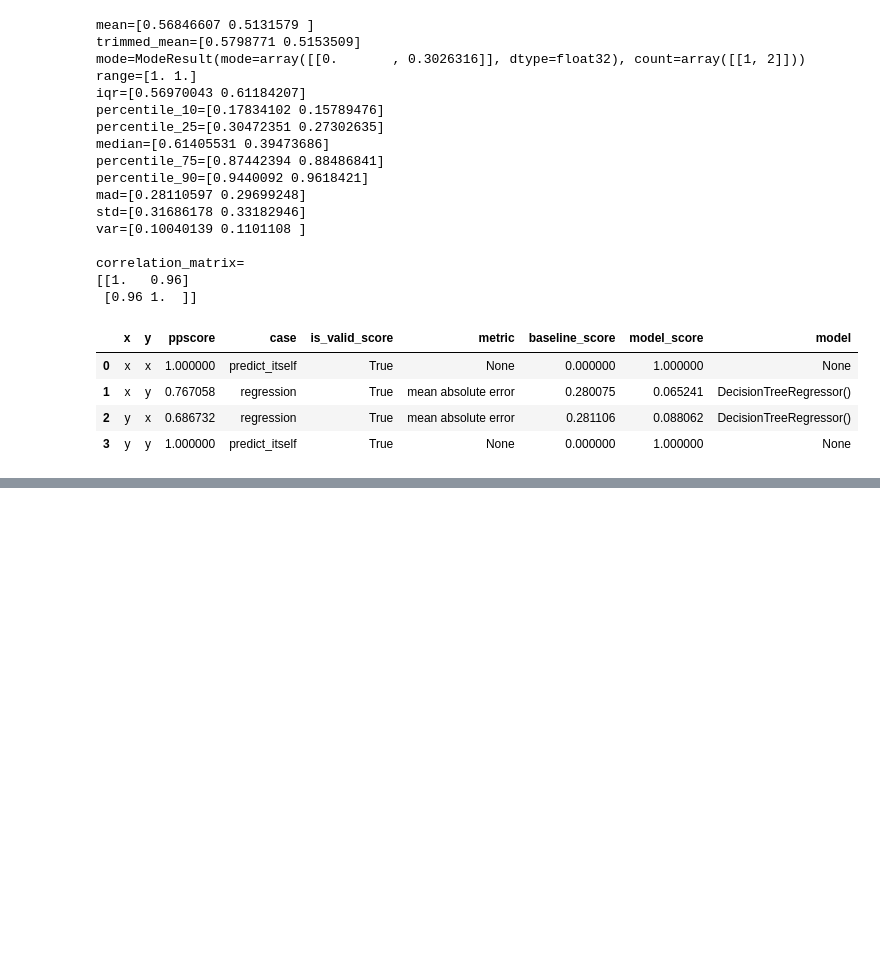
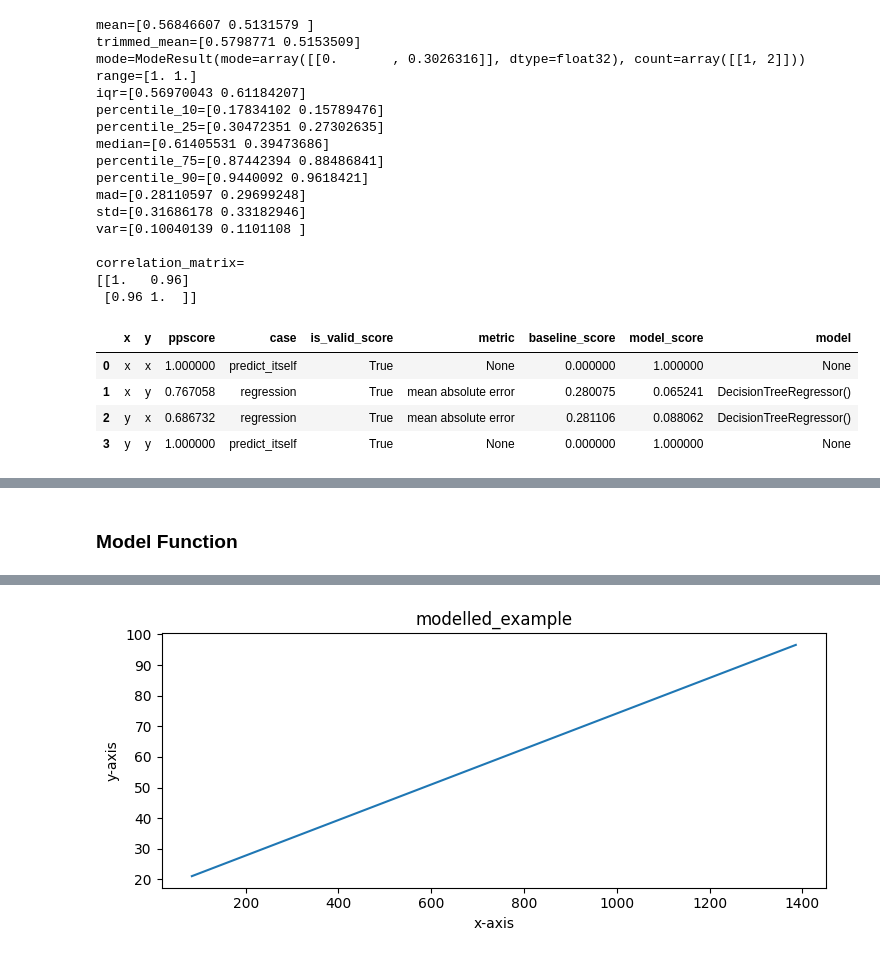
Before and after one commit to aisven/fullstack-ml-academy-homework, a Jupyter notebook: notepads/07-Gradientenverfahren/07-Gradientenverfahren.ipynb, the cells around one changed output, grey strips where cells are left out. Cells and saved outputs as stored; diff of their text form; code cells hidden in the pictures; blank space fills up the shorter version.

Commit message:
define and try out the model function

```diff
--- a/notepads/07-Gradientenverfahren/07-Gradientenverfahren.ipynb
+++ b/notepads/07-Gradientenverfahren/07-Gradientenverfahren.ipynb
@@ -336,0 +350,79 @@ w_init=[0.96647346 0.6631278 ]
+# %% [markdown]
+### Model Function
+# %%
+# in this code block we define our model function
+
+# design aspects
+# only one feature
+# purely linear without any non-linear terms
+# degree of the polynomial is 1
+# thus also only one weight per feature
+# b as an additive weight representing bias
+
+# first in pure python for single x values
+# note that the expressions behind the colons and behind the -> are just type hints
+# in this case all hinting at float
+# they might be disregarded as python in general does not check the types of values on function call
+def f_pure(w : float, b: float, x: float) -> float:
+    y = w * x + b
+    return y
+
+# now with numpy for any numpy array of any number of x values
+
+# w is our vector of non-additive weights with one weight value per feature
+# x is a numpy array with any number of x values for which the y values should be computed
+# b is a numpy scalar
+
+def f(w, b, x):
+    # note that these fancy pre-condition checks are out-commented
+    # so as to also support cases in which w or b or x is provided as a plain vanilla python float
+    # pre-condition checks
+    #assert w.shape == (), "w must be a numpy scalar"
+    #assert np.isscalar(w), "w must be a numpy scalar"
+    #assert w.dtype == 'float32', "w must be of dtype float32"
+    #assert b.shape == (), "b must be a numpy scalar"
+    #assert np.isscalar(b), "b must be a numpy scalar"
+    #assert b.dtype == 'float32', "b must be of dtype float32"
+    #assert x.dtype == 'float32', "xs must be of dtype float32"
+    y = w * x + b
+    # note that these fancy post-condition checks are out-commented
+    # so as to also support cases in which w or b or x are provided as a plain vanilla floats
+    # interestingly this basically makes the function definition the same as in the pure form above
+    # post-condition checks
+    #assert y.dtype == 'float32', "y must be of dtype float32"
+    #assert y.shape == x.shape, "y must be of same shape as xs"
+    return y
+
+# try out the pure version
+y_modelled_example_pure = f_pure(.75,.5,1)
+assert y_modelled_example_pure == 1.25
+print(f"y_modelled_example_pure={y_modelled_example_pure}")
+
+# try out the numpy version with just one arbitrary x value
+y_modelled_example_1 = f(.75, .5, 1.)
+assert y_modelled_example_1 == np.float32(1.25)
+assert np.isscalar(y_modelled_example_pure)
+print(f"y_modelled_example={y_modelled_example_1}")
+print(f"y_known=\n{y_known}")
+
+# try out the numpy version with our known x values
+y_modelled_example_2 = f(.058, 16.2, x_known)
+print(f"y_modelled_example_2=\n{np.round(y_modelled_example_2, 0)}")
+
+# check if it also works if we provide the one weight and the bias as numpy arrays
+assert x_known.dtype == 'float32'
+w_example_np = np.asarray([.058], dtype='float32')
+b_example_np = np.asarray([16.2], dtype='float32')
+y_modelled_example = f(w_example_np, b_example_np, x_known)
+assert y_modelled_example.shape == y_known.shape
+assert y_modelled_example.dtype == 'float32'
+print(f"y_modelled_example_3=\n{np.round(y_modelled_example, 0)}")
+
+# plain line plot of the modelled example
+plt.figure(dpi=100)
+plt.plot(x_known,y_modelled_example)
+plt.title('modelled_example')
+plt.xlabel('x-axis')
+plt.ylabel('y-axis')
+plt.show()
+# %% [output]
@@ -336,0 +437 @@ w_init=[0.96647346 0.6631278 ]
+[figure, added]
```
Also changed, not shown: parts of 8 cells of this notebook.
